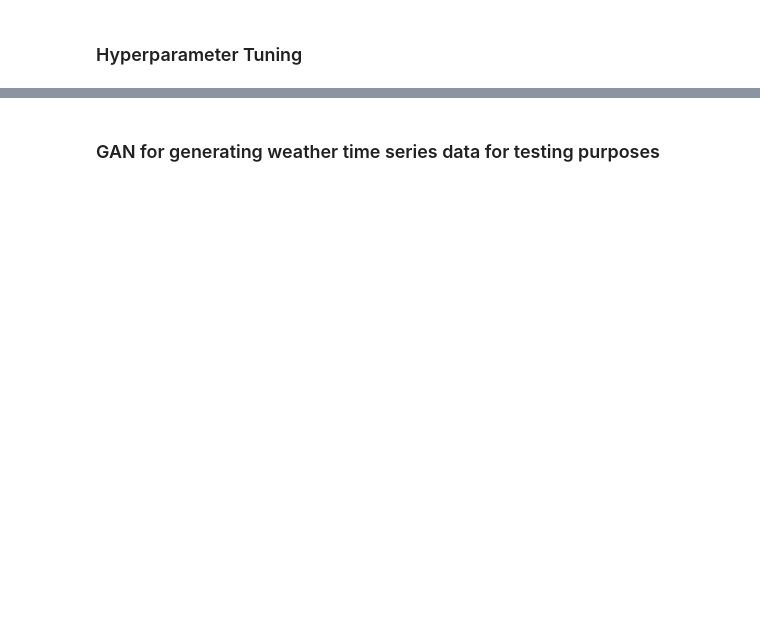
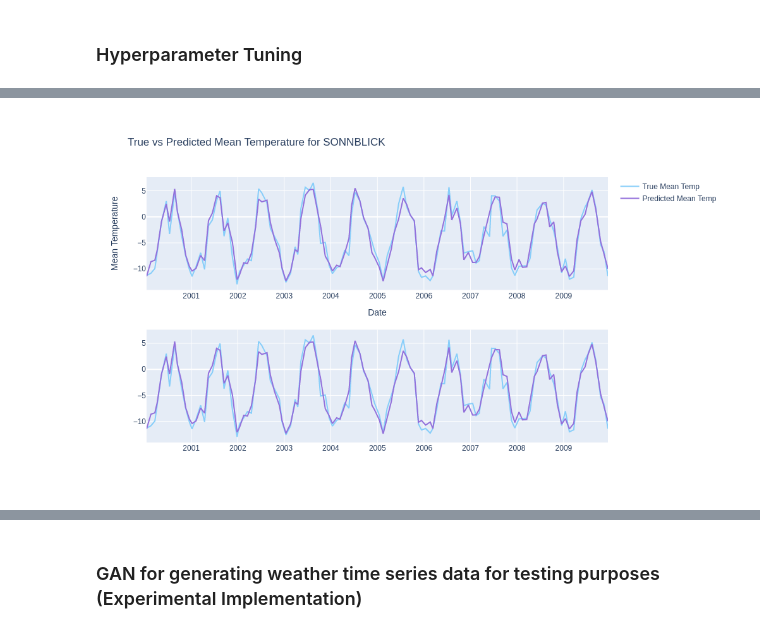
Before and after one commit to indrajeetadityaroy9/Weather_Modelling, a Jupyter notebook: reg_model.ipynb, the cells around one changed output, grey strips where cells are left out. Cells and saved outputs as stored; diff of their text form; code cells hidden in the pictures; blank space fills up the shorter version.

```diff
--- a/reg_model.ipynb
+++ b/reg_model.ipynb
@@ -1130,33 +1157,36 @@ X_test['datetime'] = pd.to_datetime(X_test[['year', 'month', 'day']])
 # Grouping by year and month, and calculating the mean for each group
 grouped_test = X_test.groupby(['year', 'month'], as_index=False).mean()
 
 # Select the city for which to visualize data
 city_to_plot = 'SONNBLICK'
 city_test_mask = X_test['city_' + city_to_plot] == 1
 
 y_test_grouped = pd.DataFrame({'Date': X_test[city_test_mask]['datetime'], 'mean_temp': y_test[city_test_mask]})
 y_pred_grouped = pd.DataFrame({'Date': X_test[city_test_mask]['datetime'], 'mean_temp': y_pred[city_test_mask]})
 
 y_test_grouped = y_test_grouped.groupby([y_test_grouped['Date'].dt.year, y_test_grouped['Date'].dt.month], as_index=False).mean()
 y_pred_grouped = y_pred_grouped.groupby([y_pred_grouped['Date'].dt.year, y_pred_grouped['Date'].dt.month], as_index=False).mean()
 
 fig = make_subplots(rows=2, cols=1)
 
 # Actual mean_temp (Truth)
 fig.add_trace(go.Scatter(x=y_test_grouped['Date'], y=y_test_grouped['mean_temp'],name='True Mean Temp', marker_color='LightSkyBlue'), row=1, col=1)
 # Predicted mean_temp (Prediction)
 fig.add_trace(go.Scatter(x=y_pred_grouped['Date'], y=y_pred_grouped['mean_temp'],name='Predicted Mean Temp', marker_color='MediumPurple'), row=1, col=1)
 # Plot for future predictions and comparison
 fig.add_trace(go.Scatter(x=y_test_grouped['Date'], y=y_test_grouped['mean_temp'],name='True Mean Temp (Future)', marker_color='LightSkyBlue', showlegend=False), row=2, col=1)
 fig.add_trace(go.Scatter(x=y_pred_grouped['Date'], y=y_pred_grouped['mean_temp'],name='Predicted Mean Temp (Future)', marker_color='MediumPurple', showlegend=False), row=2, col=1)
 
 fig.update_layout(title=f"True vs Predicted Mean Temperature for {city_to_plot}",
                   xaxis_title="Date",
                   yaxis_title="Mean Temperature",
                   height=600, width=1000)
 fig.show()
+fig.write_image("validation_plot.png", engine="kaleido")
+Image("validation_plot.png")
 # %% [output]
 [interactive output not drawn]
+[figure, added]
 # %%
 reshaped_df.head()
 # %% [output]
@@ -1168,4 +1198,4 @@ reshaped_df.head()
 | 4 | 0.107651 | 1.297054 | 0.121691 | 0.0 | 4.2 | 1.252763 | 2000 | 1 | 1 | ... |
 5 rows × 31 columns
 # %% [markdown]
-### GAN for generating weather time series data for testing purposes
+### GAN for generating weather time series data for testing purposes (Experimental Implementation)
```
Also changed, not shown: parts of 31 cells of this notebook.
